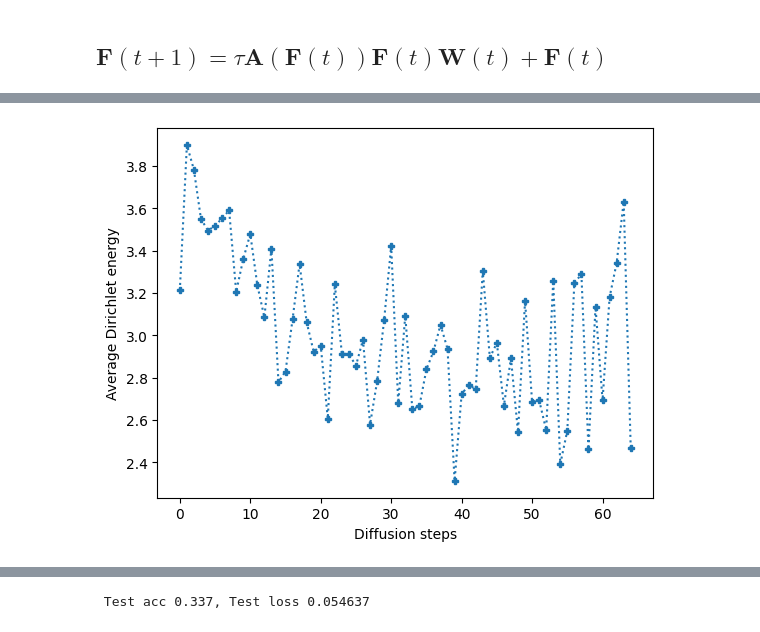
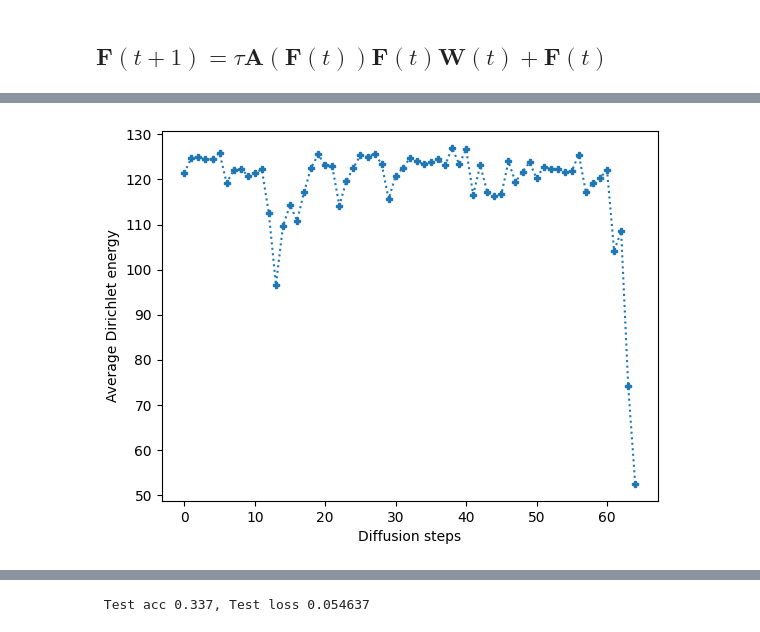
Before and after one commit to jean72human/transformers-as-gradient-flow, a Jupyter notebook: Test-SelfAttention.ipynb, the cells around one changed output, grey strips where cells are left out. Drawn from its saved outputs; the diff is of its cells as text; code cells hidden in the pictures.

```diff
--- a/Test-SelfAttention.ipynb
+++ b/Test-SelfAttention.ipynb
@@ -18,6 +21,6 @@ from sklearn.metrics.pairwise import cosine_similarity
 # %%
-batch_size = 32
-device = 'cuda:0'
+batch_size = 1
+device = 'cpu'
 data_path = './data/'
 # %%
 transform = transforms.Compose(
@@ -58,7 +61,7 @@ def eval_model(model, val_loader, criterion, device):
     print(f" Test acc {val_acc:.3f}, Test loss {val_loss:.6f}")
 # %%
 depth=64
-def get_model(m,s,wn,t,ws,acc):
+def get_model(m,s,wn,t,ws,acc,load=True):
     model = SimpleTransformer((3,32,32), 2, depth,
         dim=128,
         heads=1,
@@ -73,7 +76,7 @@ def get_model(m,s,wn,t,ws,acc):
         weight_norm=wn,
         attn_norm=False
     )
-    model.load_state_dict(torch.load(f"model_method_{m}_sign_{s}_tau_{t}_wn_{wn}_ws_{ws}_acc_{acc}.pth"))
+    if load: model.load_state_dict(torch.load(f"model_method_{m}_sign_{s}_tau_{t}_wn_{wn}_ws_{ws}_idn_True_acc_{acc}.pth"))
     return model
 # %%
 image = next(iter(val_loader))[0].to(device)
@@ -82,5 +85,5 @@ image = next(iter(val_loader))[0].to(device)
 # %% [markdown]
 ## $\mathbf{F}(t+1) = \tau \mathbf{A}(\mathbf{F}(t))\mathbf{F}(t)\mathbf{W}(t) + \mathbf{F}(t)$
 # %%
-model = get_model(m='TV',s=0,wn=False,t=1,ws=False,acc=10).to(device)
+model = get_model(m='A',s=-1,wn=False,t=1,ws=False,acc=49,load=False).to(device)
 # %%
@@ -131,6 +137,7 @@ tensor([[ 1.0000e+00+0.0000e+00j, -5.7756e-01+0.0000e+00j,
 # %%
-dirichlet_input = [x/(np.linalg.norm(x)+1e-9) for x in outputs]
+dirichlet_input = [x/(np.linalg.norm(x, ord='fro', axis=(-1,-2))) for x in outputs]
+#dirichlet_input = [x for x in outputs]
 similarities = get_similarities(dirichlet_input)
 plot_similarities(similarities)
 # %% [output]
-[figure, old version]
+[figure, new version]
```
Also changed, not shown: parts of 14 cells of this notebook, 8 other files.
